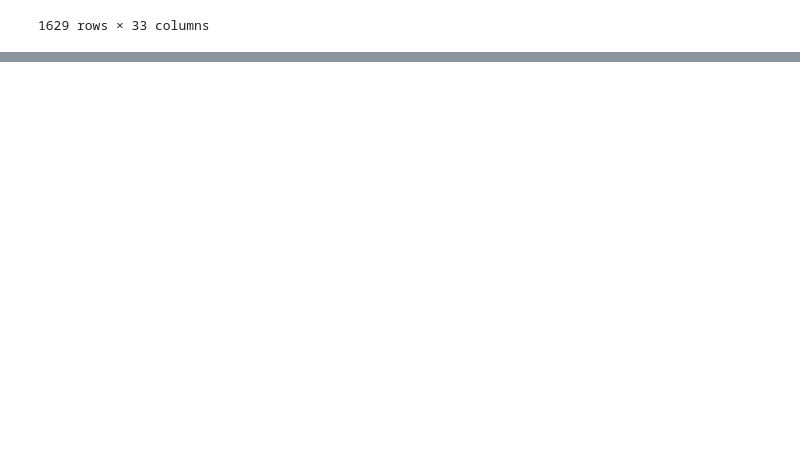
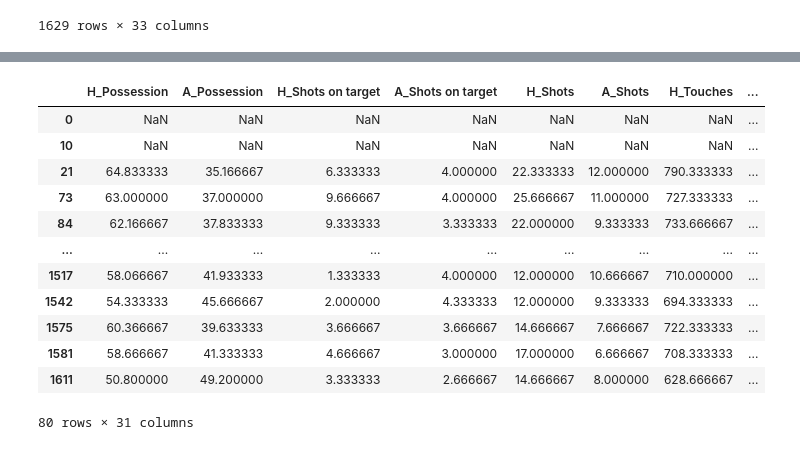
Before and after one commit to luina-1004/ML_EPL, a Jupyter notebook: EPL/recent_n_mean.ipynb, the cells around one changed output, grey strips where cells are left out. Drawn from its saved outputs; the diff is of its cells as text; code cells hidden in the pictures; blank space fills up the shorter version.

```diff
--- a/EPL/recent_n_mean.ipynb
+++ b/EPL/recent_n_mean.ipynb
@@ -49,0 +115,17 @@ a
+# %%
+z= unov.groupby('Home').get_group('Brighton & Hove Albion').rolling(3).mean()
+z
+# %% [output]
+|  | H_Possession | A_Possession | H_Shots on target | A_Shots on target | H_Shots | A_Shots | H_Touches | ... |
+| 0 | NaN | NaN | NaN | NaN | NaN | NaN | NaN | ... |
+| 10 | NaN | NaN | NaN | NaN | NaN | NaN | NaN | ... |
+| 21 | 64.833333 | 35.166667 | 6.333333 | 4.000000 | 22.333333 | 12.000000 | 790.333333 | ... |
+| 73 | 63.000000 | 37.000000 | 9.666667 | 4.000000 | 25.666667 | 11.000000 | 727.333333 | ... |
+| 84 | 62.166667 | 37.833333 | 9.333333 | 3.333333 | 22.000000 | 9.333333 | 733.666667 | ... |
+| ... | ... | ... | ... | ... | ... | ... | ... | ... |
+| 1517 | 58.066667 | 41.933333 | 1.333333 | 4.000000 | 12.000000 | 10.666667 | 710.000000 | ... |
+| 1542 | 54.333333 | 45.666667 | 2.000000 | 4.333333 | 12.000000 | 9.333333 | 694.333333 | ... |
+| 1575 | 60.366667 | 39.633333 | 3.666667 | 3.666667 | 14.666667 | 7.666667 | 722.333333 | ... |
+| 1581 | 58.666667 | 41.333333 | 4.666667 | 3.000000 | 17.000000 | 6.666667 | 708.333333 | ... |
+| 1611 | 50.800000 | 49.200000 | 3.333333 | 2.666667 | 14.666667 | 8.000000 | 628.666667 | ... |
+80 rows × 31 columns
```
Also changed, not shown: parts of 10 cells of this notebook, 5 other files.
